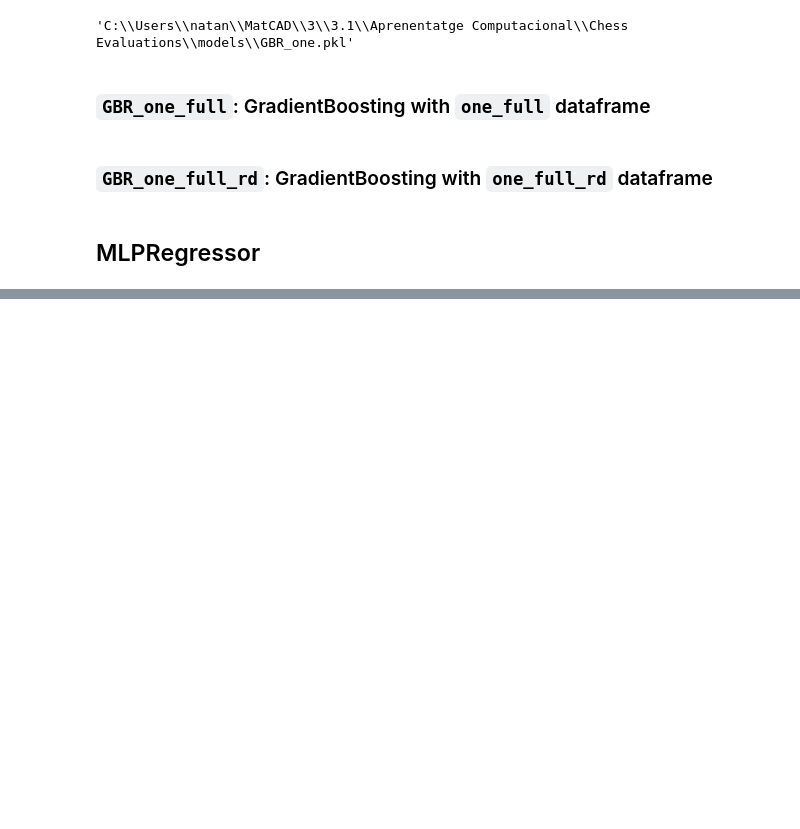
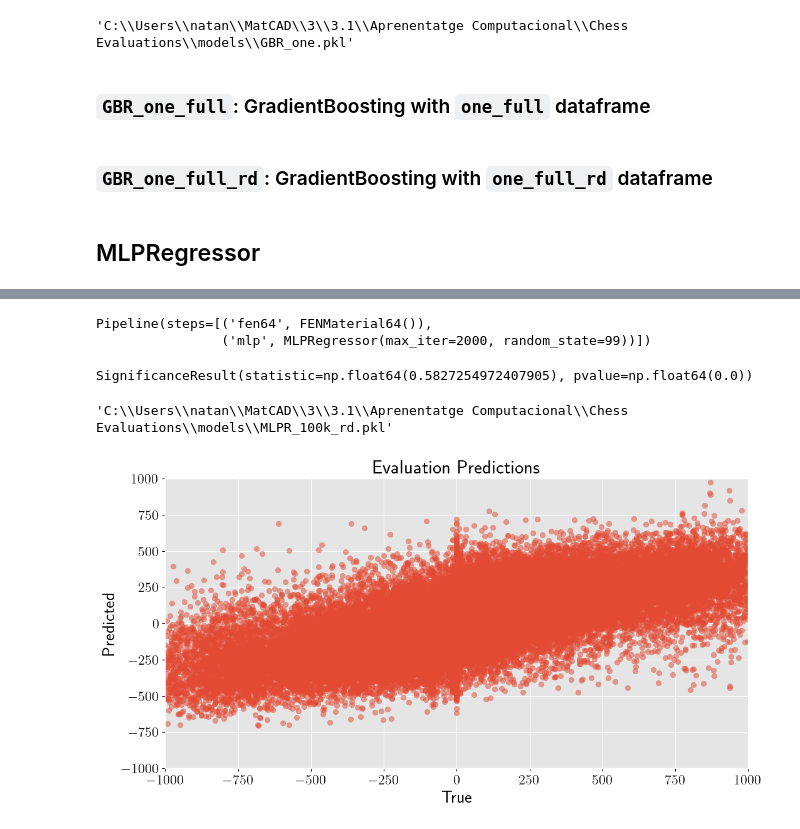
Before and after one commit to NatanSisoev/Chess-ML-Evaluator, a Jupyter notebook: notebooks/save_models.ipynb, the cells around one changed output, grey strips where cells are left out. Saved outputs shown, nothing was run; the diff lists cells and outputs as text; code cells hidden in the pictures; blank space fills up the shorter version.

```diff
--- a/notebooks/save_models.ipynb
+++ b/notebooks/save_models.ipynb
@@ -43,0 +95,23 @@ sm.save_model(mlpr_one_mm, one_dm, "mlpr_one")
+# %%
+raw_dm = DataManager(read_size=None, sample_size=100_000, random_state=RANDOM_STATE, transformers=None)
+# %%
+from sklearn.pipeline import Pipeline
+from sklearn.neural_network import MLPRegressor
+
+pipe = Pipeline([
+    ("fen64", FENMaterial64()),
+    ("mlp", MLPRegressor(max_iter=2000, random_state=RANDOM_STATE))
+])
+
+pipe.fit(raw_dm.df[FEN], raw_dm.df[EVAL])
+# %% [output]
+Pipeline(steps=[('fen64', FENMaterial64()),
+                ('mlp', MLPRegressor(max_iter=2000, random_state=99))])
+# %%
+from scipy.stats import spearmanr
+
+y_pred = pipe.predict(raw_dm.df[FEN])
+
+spearmanr(raw_dm.df[EVAL], y_pred)
+# %% [output]
+SignificanceResult(statistic=np.float64(0.5827254972407905), pvalue=np.float64(0.0))
@@ -43,0 +120,14 @@ sm.save_model(mlpr_one_mm, one_dm, "mlpr_one")
+# %%
+sm.save_model(mm, raw_dm, "MLPR_100k_rd", "use FENMaterial64 transformer")
+# %% [output]
+'C:\\Users\\natan\\MatCAD\\3\\3.1\\Aprenentatge Computacional\\Chess Evaluations\\models\\MLPR_100k_rd.pkl'
+# %%
+plt.scatter(raw_dm.df[EVAL], y_pred, alpha=0.5)
+plt.xlim(-EVAL_THRESHOLD, EVAL_THRESHOLD)
+plt.ylim(-EVAL_THRESHOLD, EVAL_THRESHOLD)
+plt.xlabel("True")
+plt.ylabel("Predicted")
+plt.title("Evaluation Predictions")
+plt.savefig("scatter_MLPR_FENMaterial64_100k_rd.png")
+# %% [output]
+[figure, added]
```
Also changed, not shown: parts of 5 cells of this notebook, 16 other files.
